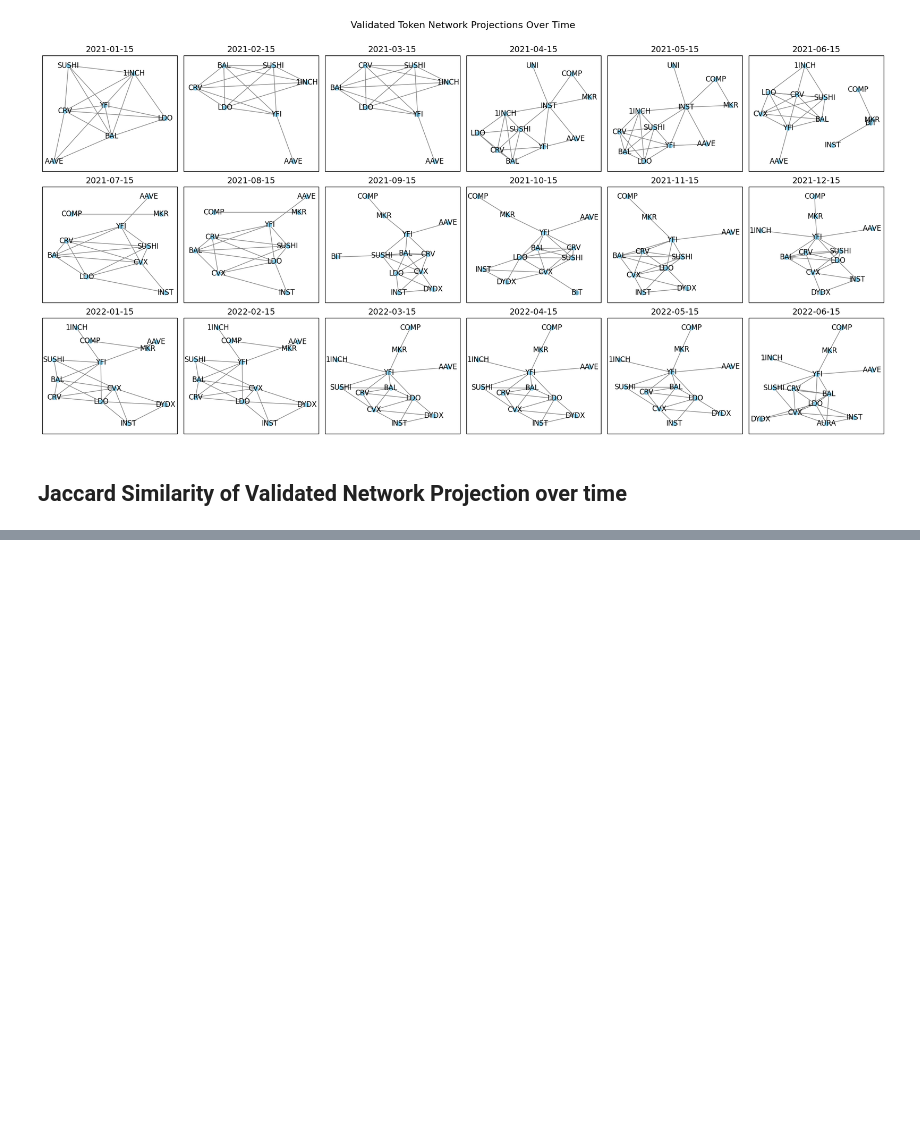
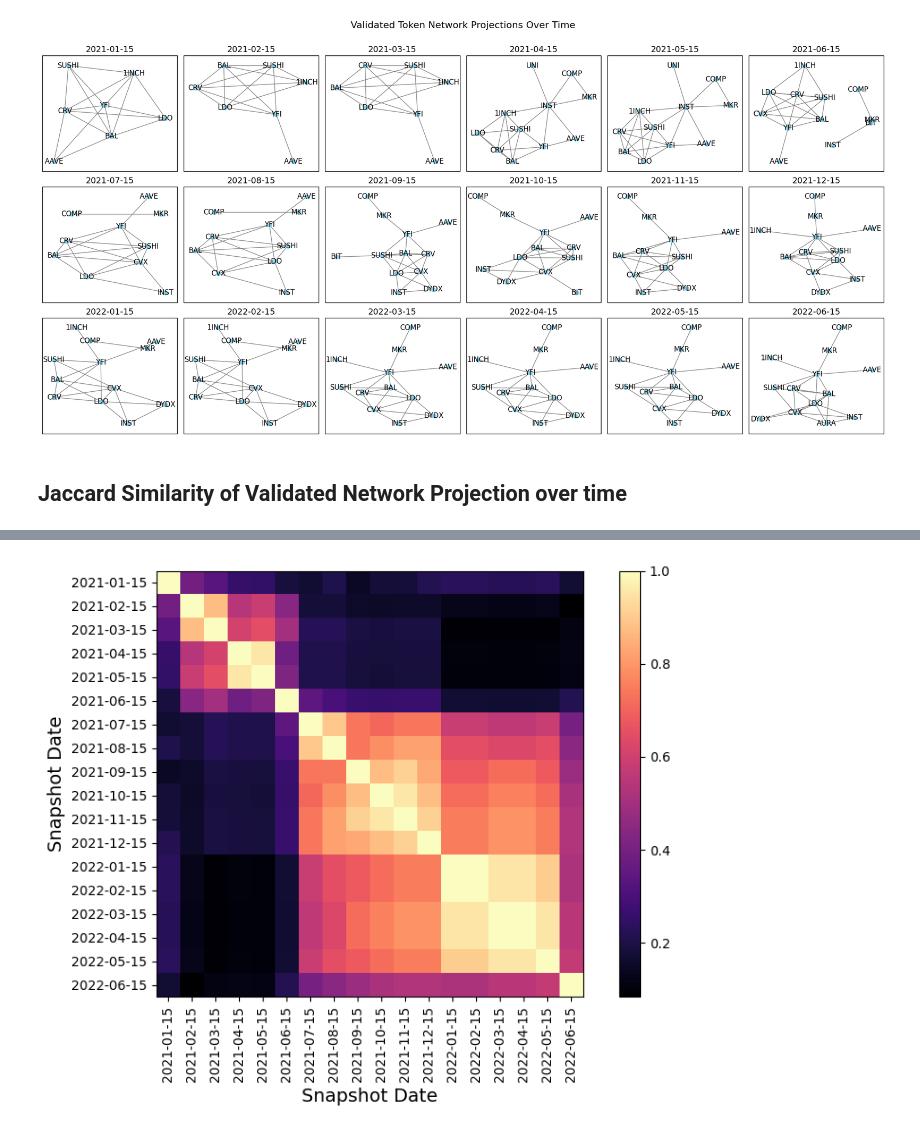
Before and after one commit to xm3van/research-project-erc20-governance, a Jupyter notebook: notebooks/token_network_projections.ipynb, the cells around one changed output, grey strips where cells are left out. Saved outputs shown, nothing was run; the diff lists cells and outputs as text; code cells hidden in the pictures; blank space fills up the shorter version.

Commit message:
fix: improved visualisations

```diff
--- a/notebooks/token_network_projections.ipynb
+++ b/notebooks/token_network_projections.ipynb
@@ -294,0 +99,51 @@ plot_absolute_token_ownership_over_time(path, df_snapshots, df_tokens, known_bur
+# %%
+import numpy as np
+import matplotlib.pyplot as plt
+import os
+
+def standardized_figure_plot(data, x_labels, y_labels, output_filename, output_directory):
+    # Set a figure size that typically fits well in LaTeX documents
+    fig, ax = plt.subplots(figsize=(10, 6))  # More manageable dimensions
+
+    # Plot the data (using heatmap as an example)
+    cax = ax.matshow(data, interpolation='nearest', cmap='magma')
+
+    # Add a color bar with consistent positioning and size
+    fig.colorbar(cax, fraction=0.046, pad=0.04)
+
+    # Set axis labels with reasonable font sizes (big enough but not too large)
+    ax.set_xlabel('Snapshot Date', fontsize=14)
+    ax.set_ylabel('Snapshot Date', fontsize=14)
+
+    # Set tick labels for x and y axes with slightly smaller font sizes
+    ax.set_xticks(range(len(x_labels)))
+    ax.set_xticklabels(x_labels, rotation=90, fontsize=10)
+    ax.set_yticks(range(len(y_labels)))
+    ax.set_yticklabels(y_labels, fontsize=10)
+
+    # Position x-axis ticks at the bottom
+    ax.xaxis.set_ticks_position('bottom')
+
+    # Use tight layout to reduce whitespace
+    plt.tight_layout()
+
+    # Ensure output directory exists
+    if not os.path.exists(output_directory):
+        os.makedirs(output_directory)
+
+    # Save figure in PDF format with bounding box tight to content
+    plt.savefig(os.path.join(output_directory, output_filename), format='pdf', dpi=300, bbox_inches='tight')
+
+    # Optional: Show the figure (can be commented out when running in batch mode)
+    # plt.show()
+
+# Example usage (assuming similarity_matrix, snapshot_list, and dates are defined)
+standardized_figure_plot(
+    data=similarity_matrix,
+    x_labels=[dates[snapshot] for snapshot in snapshot_list],
+    y_labels=[dates[snapshot] for snapshot in snapshot_list],
+    output_filename="jaccard_similarity.pdf",
+    output_directory='../output/token_network_projections/'
+)
+# %% [output]
+[figure, added]
```
Also changed, not shown: parts of 7 cells of this notebook, 41 other files.
